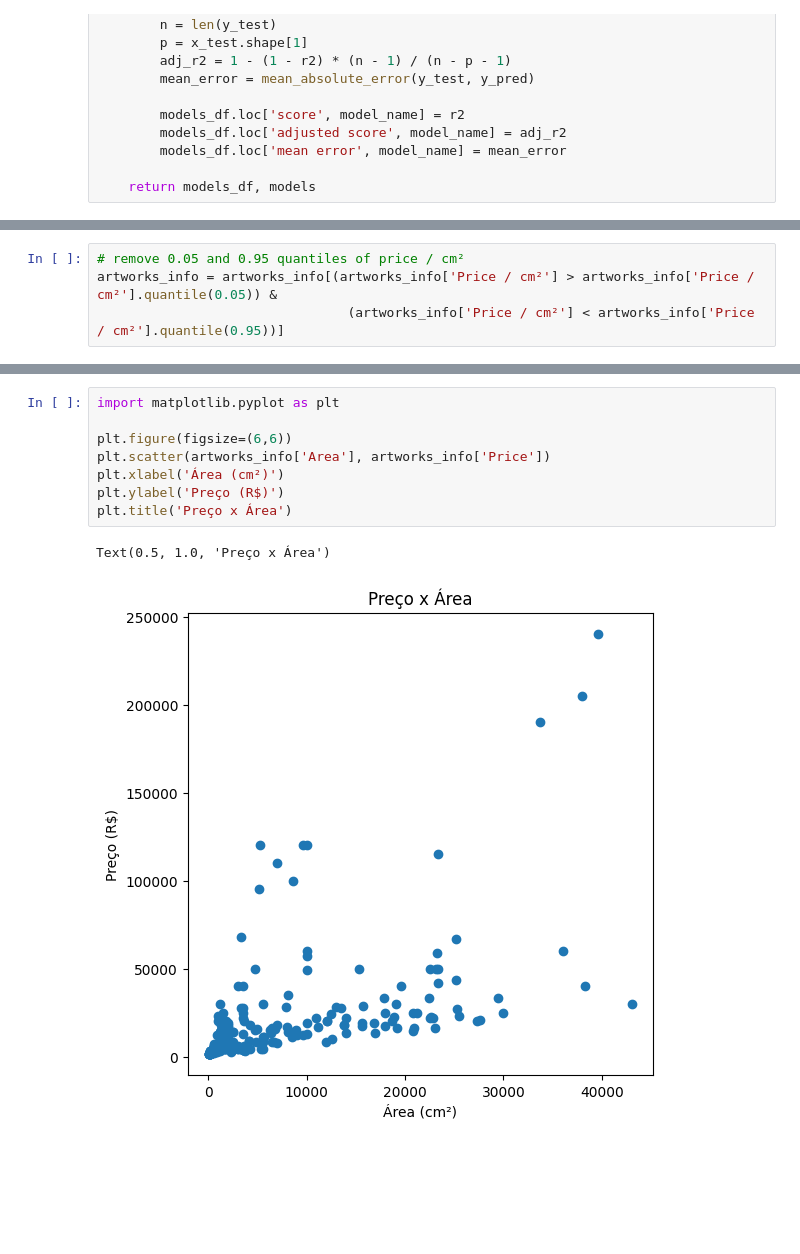
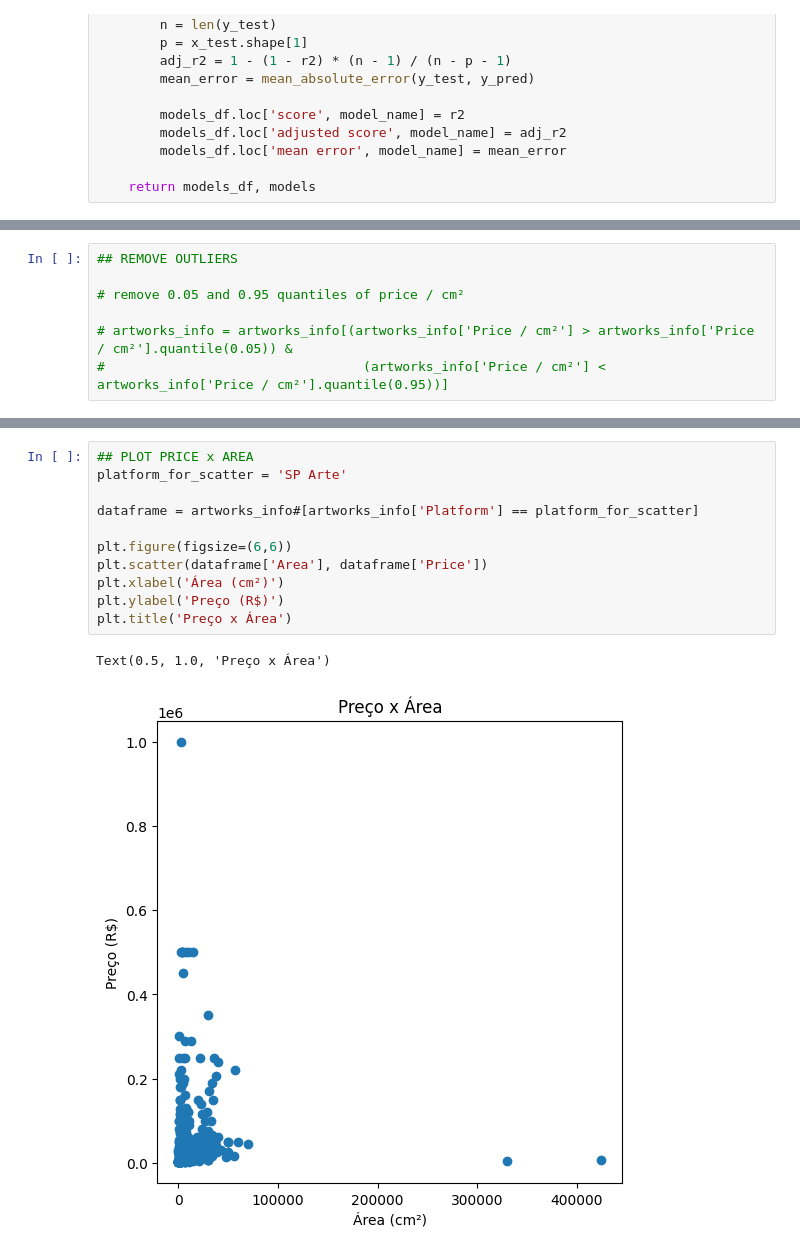
Before and after one commit to cryptogazzetta/Arte, a Jupyter notebook: analysis/aggregate_explore.ipynb, the cells around one changed output, grey strips where cells are left out. Cells and saved outputs as stored; diff of their text form; blank space fills up the shorter version.

```diff
--- a/analysis/aggregate_explore.ipynb
+++ b/analysis/aggregate_explore.ipynb
@@ -115,4 +261,7 @@ Name: Platform, dtype: object
 # %%
+## REMOVE OUTLIERS
+
 # remove 0.05 and 0.95 quantiles of price / cm²
-artworks_info = artworks_info[(artworks_info['Price / cm²'] > artworks_info['Price / cm²'].quantile(0.05)) &
-                                (artworks_info['Price / cm²'] < artworks_info['Price / cm²'].quantile(0.95))]
+
+# artworks_info = artworks_info[(artworks_info['Price / cm²'] > artworks_info['Price / cm²'].quantile(0.05)) &
+#                                 (artworks_info['Price / cm²'] < artworks_info['Price / cm²'].quantile(0.95))]
@@ -142,11 +327,14 @@ platforms_analysis
 # %%
-import matplotlib.pyplot as plt
+## PLOT PRICE x AREA
+platform_for_scatter = 'SP Arte'
+
+dataframe = artworks_info#[artworks_info['Platform'] == platform_for_scatter]
 
 plt.figure(figsize=(6,6))
-plt.scatter(artworks_info['Area'], artworks_info['Price'])
+plt.scatter(dataframe['Area'], dataframe['Price'])
 plt.xlabel('Área (cm²)')
 plt.ylabel('Preço (R$)')
 plt.title('Preço x Área')
 # %% [output]
 Text(0.5, 1.0, 'Preço x Área')
-[figure, old version]
+[figure, new version]
```
Also changed, not shown: parts of 11 cells of this notebook, 8 other files.
